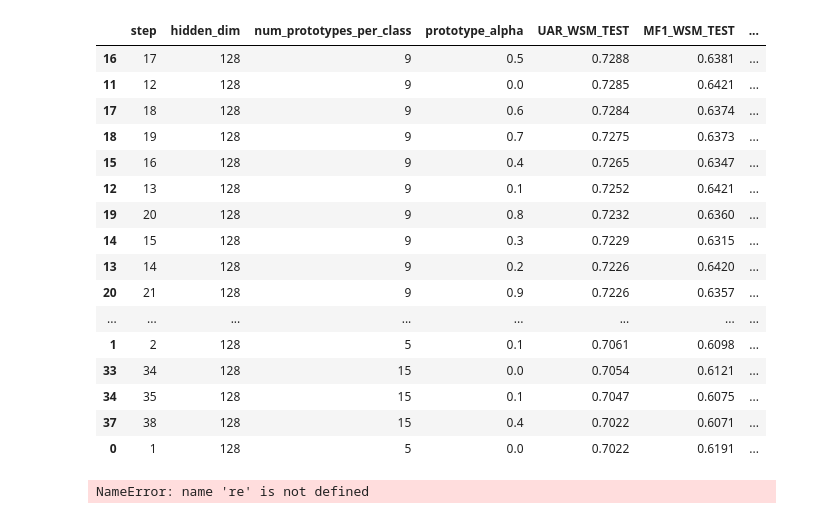
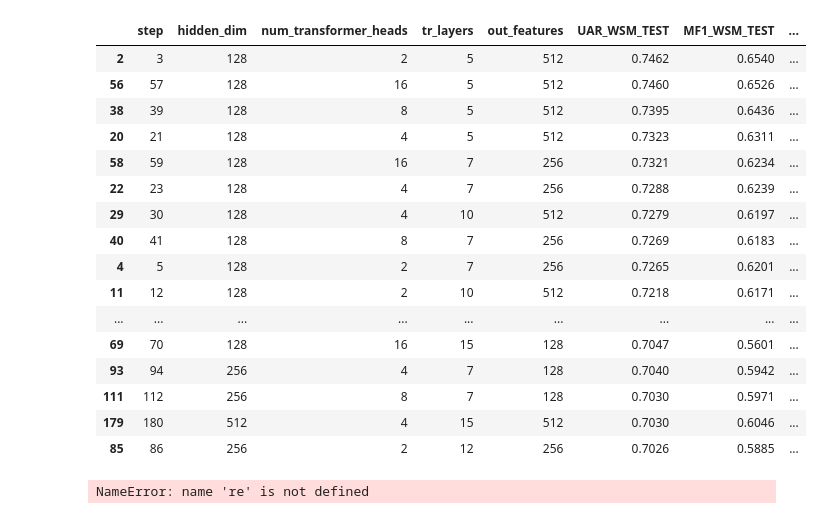
Before and after one commit to AlexandrAxyonov/BDCC_2025, a Jupyter notebook: analysis.ipynb, the cells around one changed output. Saved outputs shown, nothing was run; the diff lists cells and outputs as text; code cells hidden in the pictures.

```diff
--- a/analysis.ipynb
+++ b/analysis.ipynb
@@ -6,7 +6,7 @@ from typing import List, Dict, Any, Tuple
 import pandas as pd
 import matplotlib.pyplot as plt
 # %%
-LOG_PATH = Path(r"C:\Prgrm\BDCC_2025\results\results_prototypes_2025-12-18_12-44-09\overrides.txt")
+LOG_PATH = Path(r"C:\Prgrm\BDCC_2025\results\results_prototypes_2025-12-23_00-20-14\overrides.txt")
 
 # читаем текст (на случай кривой кодировки попробуем cp1251)
 try:
@@ -17,7 +17,7 @@ except UnicodeDecodeError:
 # ====== НАСТРОЙКИ СМОТРИ ЗДЕСЬ ======
 METRIC = "UAR_WSM"   # например: "UAR_WSM", "MF1_WSM", "RECALL_C2_PARKINSON_WSM"
 SPLIT  = "TEST"      # "DEV" или "TEST"
-TOP    = 25          # сколько верхних строк показывать
+TOP    = 40          # сколько верхних строк показывать
 ASC    = False       # False = по убыванию (лучшие сверху)
 INCLUDE_BOTH = False # True — показывать и DEV, и TEST; False — только выбранный сплит
 
@@ -130,50 +130,50 @@ def view_sorted_split(df: pd.DataFrame, metric: str, split: str,
     meta_cols = ["step"] + [c for c in df.columns
                             if not (c.endswith("_DEV") or c.endswith("_TEST")) and c != "step"]
 
     # Какие метрики вообще оставляем
     all_metric_cols = [c for c in df.columns if c.endswith("_DEV") or c.endswith("_TEST")]
     if include_both:
         keep_metric_cols = all_metric_cols[:]
     else:
         keep_metric_cols = [c for c in all_metric_cols if c.endswith(f"_{split}")]
 
     if sort_col not in keep_metric_cols:
         available = sorted(set(c.rsplit("_", 1)[0] for c in keep_metric_cols))
         raise ValueError(f"Колонка {sort_col} не найдена в выбранном сплите {split}. "
                          f"Доступные метрики: {available}")
 
     # Сорт-метрика впереди, остальное — после, по алфавиту
     metric_cols_ordered = [sort_col] + [c for c in sorted(keep_metric_cols) if c != sort_col]
     ordered_cols = meta_cols + metric_cols_ordered
 
     out = df.loc[:, ordered_cols].sort_values(sort_col, ascending=ascending)
     return out.head(top)
 
 # ==== Парсим и показываем ====
 _rows = parse_blocks_dynamic(text)
 df = rows_to_dataframe_dynamic(_rows)
 
 result_table = view_sorted_split(df, metric=METRIC, split=SPLIT,
                                  top=TOP, ascending=ASC, include_both=INCLUDE_BOTH)
 result_table
 # %% [output]
-|  | step | hidden_dim | num_prototypes_per_class | prototype_alpha | UAR_WSM_TEST | MF1_WSM_TEST | ... |
-| 16 | 17 | 128 | 9 | 0.5 | 0.7288 | 0.6381 | ... |
-| 11 | 12 | 128 | 9 | 0.0 | 0.7285 | 0.6421 | ... |
-| 17 | 18 | 128 | 9 | 0.6 | 0.7284 | 0.6374 | ... |
-| 18 | 19 | 128 | 9 | 0.7 | 0.7275 | 0.6373 | ... |
-| 15 | 16 | 128 | 9 | 0.4 | 0.7265 | 0.6347 | ... |
-| 12 | 13 | 128 | 9 | 0.1 | 0.7252 | 0.6421 | ... |
-| 19 | 20 | 128 | 9 | 0.8 | 0.7232 | 0.6360 | ... |
-| 14 | 15 | 128 | 9 | 0.3 | 0.7229 | 0.6315 | ... |
-| 13 | 14 | 128 | 9 | 0.2 | 0.7226 | 0.6420 | ... |
-| 20 | 21 | 128 | 9 | 0.9 | 0.7226 | 0.6357 | ... |
-| ... | ... | ... | ... | ... | ... | ... | ... |
-| 1 | 2 | 128 | 5 | 0.1 | 0.7061 | 0.6098 | ... |
-| 33 | 34 | 128 | 15 | 0.0 | 0.7054 | 0.6121 | ... |
-| 34 | 35 | 128 | 15 | 0.1 | 0.7047 | 0.6075 | ... |
-| 37 | 38 | 128 | 15 | 0.4 | 0.7022 | 0.6071 | ... |
-| 0 | 1 | 128 | 5 | 0.0 | 0.7022 | 0.6191 | ... |
+|  | step | hidden_dim | num_transformer_heads | tr_layers | out_features | UAR_WSM_TEST | MF1_WSM_TEST | ... |
+| 2 | 3 | 128 | 2 | 5 | 512 | 0.7462 | 0.6540 | ... |
+| 56 | 57 | 128 | 16 | 5 | 512 | 0.7460 | 0.6526 | ... |
+| 38 | 39 | 128 | 8 | 5 | 512 | 0.7395 | 0.6436 | ... |
+| 20 | 21 | 128 | 4 | 5 | 512 | 0.7323 | 0.6311 | ... |
+| 58 | 59 | 128 | 16 | 7 | 256 | 0.7321 | 0.6234 | ... |
+| 22 | 23 | 128 | 4 | 7 | 256 | 0.7288 | 0.6239 | ... |
+| 29 | 30 | 128 | 4 | 10 | 512 | 0.7279 | 0.6197 | ... |
+| 40 | 41 | 128 | 8 | 7 | 256 | 0.7269 | 0.6183 | ... |
+| 4 | 5 | 128 | 2 | 7 | 256 | 0.7265 | 0.6201 | ... |
+| 11 | 12 | 128 | 2 | 10 | 512 | 0.7218 | 0.6171 | ... |
+| ... | ... | ... | ... | ... | ... | ... | ... | ... |
+| 69 | 70 | 128 | 16 | 15 | 128 | 0.7047 | 0.5601 | ... |
+| 93 | 94 | 256 | 4 | 7 | 128 | 0.7040 | 0.5942 | ... |
+| 111 | 112 | 256 | 8 | 7 | 128 | 0.7030 | 0.5971 | ... |
+| 179 | 180 | 512 | 4 | 15 | 512 | 0.7030 | 0.6046 | ... |
+| 85 | 86 | 256 | 2 | 12 | 256 | 0.7026 | 0.5885 | ... |
 # %%
 # ====== НАСТРОЙКИ СМОТРИ ЗДЕСЬ ======
 METRIC = "UAR_WSM"   # например: "UAR_WSM", "MF1_WSM", "RECALL_C2_PARKINSON_WSM"
```
Also changed, not shown: parts of 6 cells of this notebook, 9 other files.
